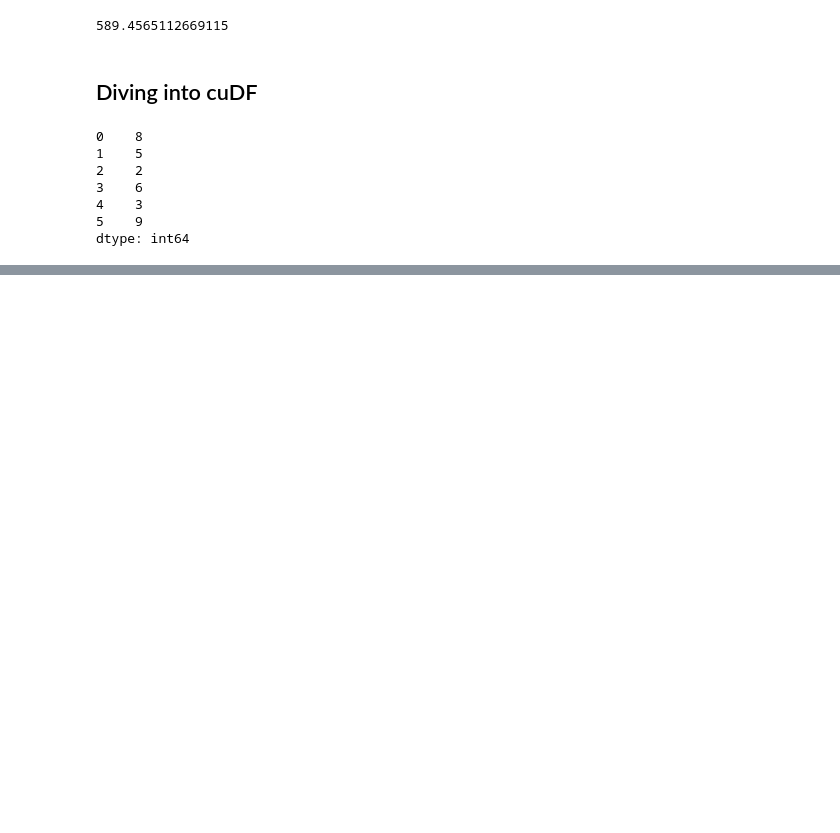
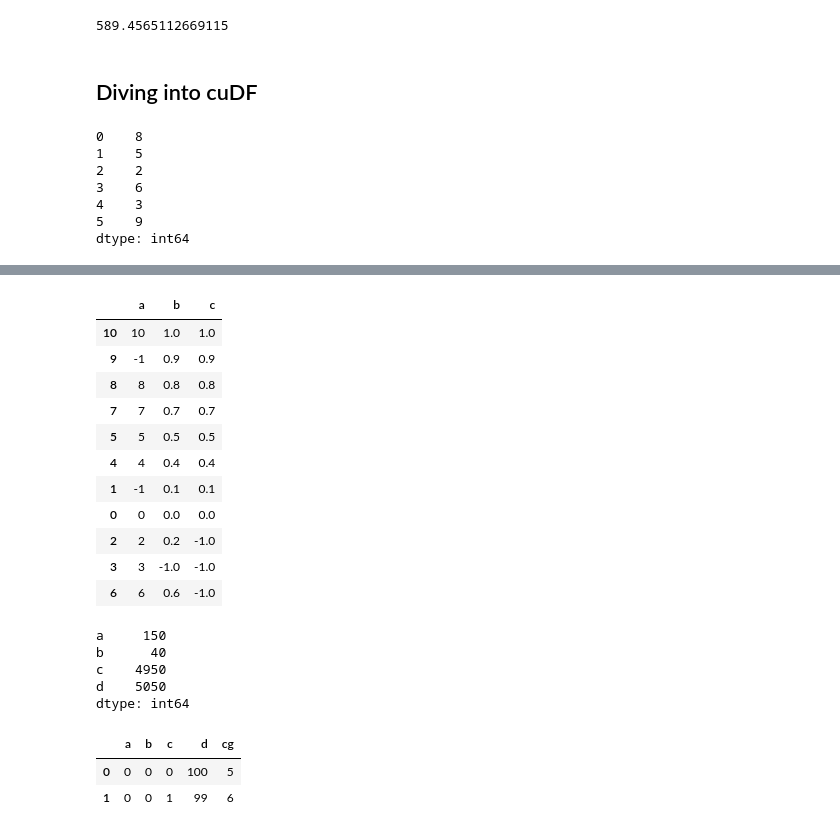
Before and after one commit to Kamalabot/cuda_examples_testing, a Jupyter notebook: test_drive01.ipynb, the cells around one changed output, grey strips where cells are left out. Drawn from its saved outputs; the diff is of its cells as text; code cells hidden in the pictures; blank space fills up the shorter version.

```diff
--- a/test_drive01.ipynb
+++ b/test_drive01.ipynb
@@ -287,0 +417,6 @@ dtype: int64
+# %%
+#Working on missing data
+df = cd.DataFrame({'a': [0, None, 2, 3, 4, 5, 6, 7, 8, None, 10],
+                     'b': [0.0, 0.1, 0.2, None, 0.4, 0.5, 0.6, 0.7, 0.8, 0.9, 1.0],
+                     'c': [0.0, 0.1, None, None, 0.4, 0.5, None, 0.7, 0.8, 0.9, 1.0]})
+print(df)
@@ -287,0 +436,3 @@ dtype: int64
+# %%
+#fillna and replace are working the same as pandas
+df.fillna(-1,inplace=True)
@@ -287,0 +450,16 @@ dtype: int64
+# %%
+#Ascending false is descending
+df.sort_values('c',ascending=False)
+# %% [output]
+|  | a | b | c |
+| 10 | 10 | 1.0 | 1.0 |
+| 9 | -1 | 0.9 | 0.9 |
+| 8 | 8 | 0.8 | 0.8 |
+| 7 | 7 | 0.7 | 0.7 |
+| 5 | 5 | 0.5 | 0.5 |
+| 4 | 4 | 0.4 | 0.4 |
+| 1 | -1 | 0.1 | 0.1 |
+| 0 | 0 | 0.0 | 0.0 |
+| 2 | 2 | 0.2 | -1.0 |
+| 3 | 3 | -1.0 | -1.0 |
+| 6 | 6 | 0.6 | -1.0 |
@@ -287,0 +471,8 @@ dtype: int64
+# %%
+df.sum()
+# %% [output]
+a     150
+b      40
+c    4950
+d    5050
+dtype: int64
@@ -287,0 +484,6 @@ dtype: int64
+# %%
+df.head(2)
+# %% [output]
+|  | a | b | c | d | cg |
+| 0 | 0 | 0 | 0 | 100 | 5 |
+| 1 | 0 | 0 | 1 | 99 | 6 |
```
Also changed, not shown: parts of 34 cells of this notebook, 2 other files.
